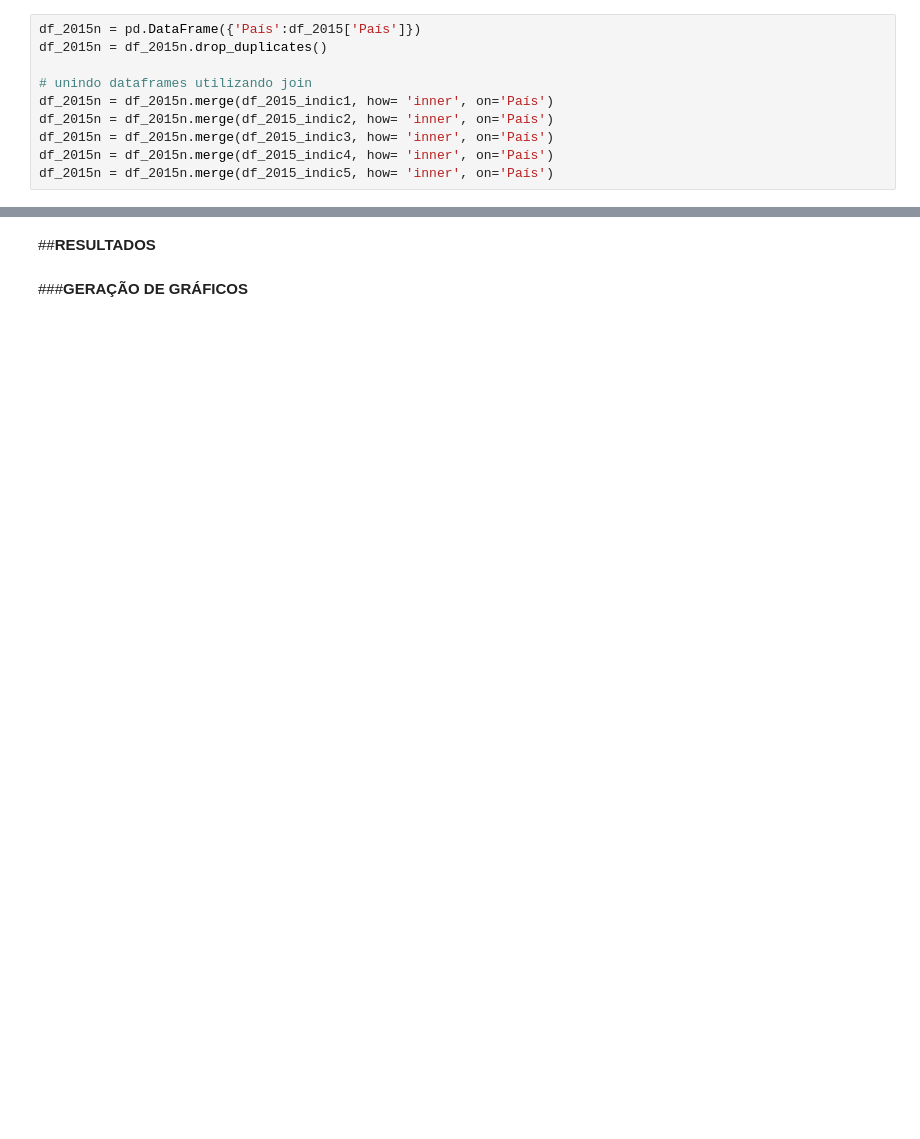
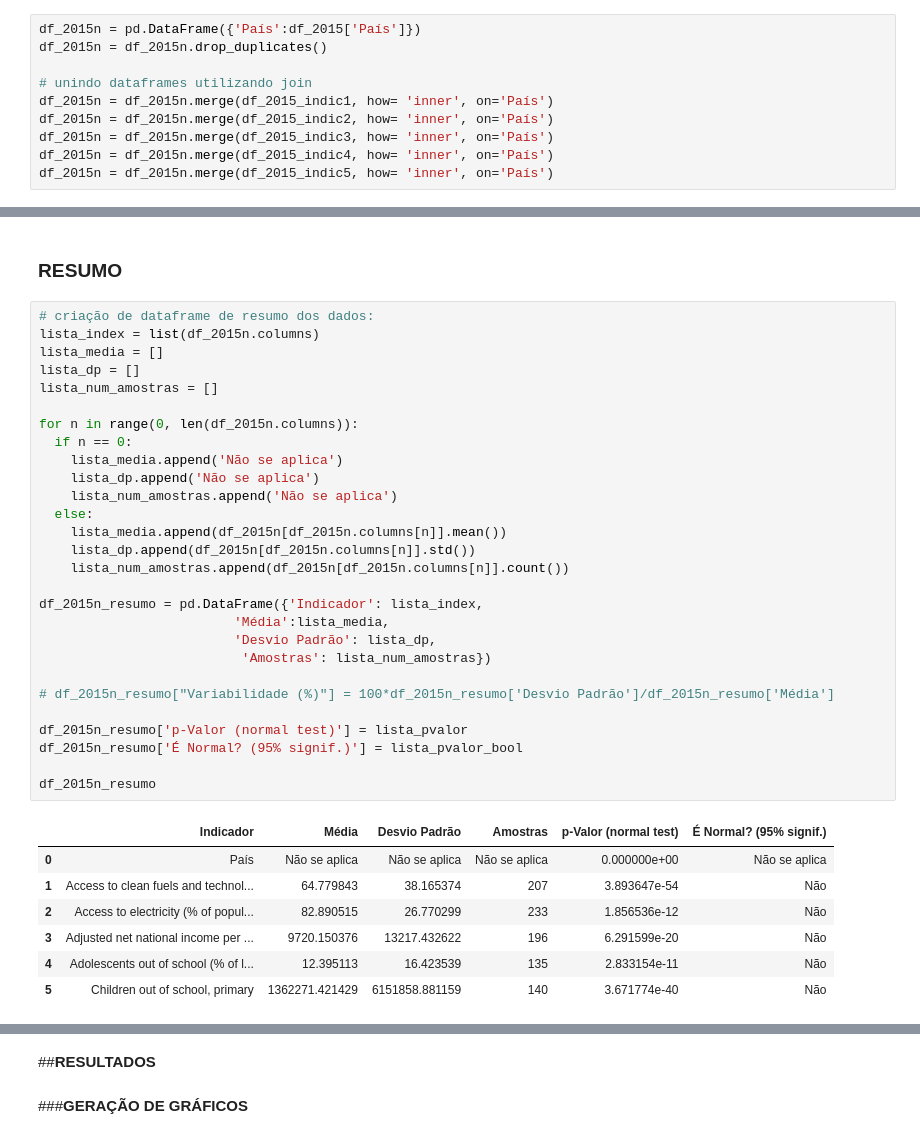
Before and after one commit to lucammarini/Project_Statistic_Analysis_03, a Jupyter notebook: Projeto_Statistic_Analysis_03.ipynb, the cells around one changed output, grey strips where cells are left out. Saved outputs shown, nothing was run; the diff lists cells and outputs as text; blank space fills up the shorter version.

```diff
--- a/Projeto_Statistic_Analysis_03.ipynb
+++ b/Projeto_Statistic_Analysis_03.ipynb
@@ -280,0 +318,38 @@ df_2015n
+# %% [markdown]
+### RESUMO
+# %%
+# criação de dataframe de resumo dos dados:
+lista_index = list(df_2015n.columns)
+lista_media = []
+lista_dp = []
+lista_num_amostras = []
+
+for n in range(0, len(df_2015n.columns)):
+  if n == 0:
+    lista_media.append('Não se aplica')
+    lista_dp.append('Não se aplica')
+    lista_num_amostras.append('Não se aplica')
+  else:
+    lista_media.append(df_2015n[df_2015n.columns[n]].mean())
+    lista_dp.append(df_2015n[df_2015n.columns[n]].std())
+    lista_num_amostras.append(df_2015n[df_2015n.columns[n]].count())
+
+df_2015n_resumo = pd.DataFrame({'Indicador': lista_index,
+                         'Média':lista_media,
+                         'Desvio Padrão': lista_dp,
+                          'Amostras': lista_num_amostras})
+
+# df_2015n_resumo["Variabilidade (%)"] = 100*df_2015n_resumo['Desvio Padrão']/df_2015n_resumo['Média']
+
+df_2015n_resumo['p-Valor (normal test)'] = lista_pvalor
+df_2015n_resumo['É Normal? (95% signif.)'] = lista_pvalor_bool
+
+df_2015n_resumo
+# %% [output]
+|  | Indicador | Média | Desvio Padrão | Amostras | p-Valor (normal test) | É Normal? (95% signif.) |
+| 0 | País | Não se aplica | Não se aplica | Não se aplica | 0.000000e+00 | Não se aplica |
+| 1 | Access to clean fuels and technol... | 64.779843 | 38.165374 | 207 | 3.893647e-54 | Não |
+| 2 | Access to electricity (% of popul... | 82.890515 | 26.770299 | 233 | 1.856536e-12 | Não |
+| 3 | Adjusted net national income per ... | 9720.150376 | 13217.432622 | 196 | 6.291599e-20 | Não |
+| 4 | Adolescents out of school (% of l... | 12.395113 | 16.423539 | 135 | 2.833154e-11 | Não |
+| 5 | Children out of school, primary | 1362271.421429 | 6151858.881159 | 140 | 3.671774e-40 | Não |
```
Also changed, not shown: parts of 26 cells of this notebook.
